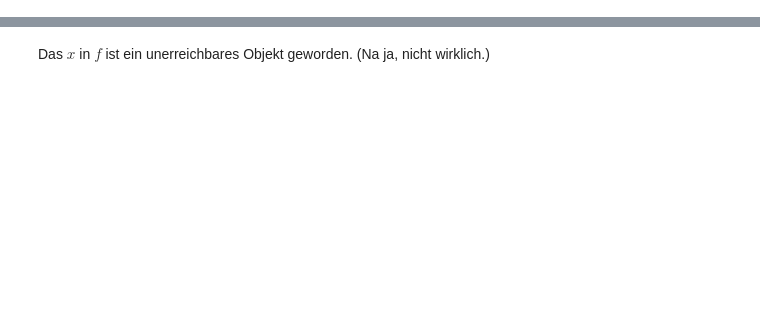
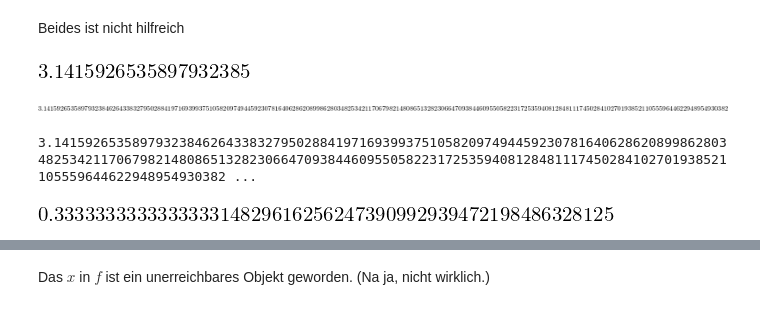
Before and after one commit to Ruediger-Braun/compana16, a Jupyter notebook: Lektion01.ipynb, the cells around one changed output, grey strips where cells are left out. Cells and saved outputs as stored; diff of their text form; code cells hidden in the pictures; blank space fills up the shorter version.

```diff
--- a/Lektion01.ipynb
+++ b/Lektion01.ipynb
@@ -42,0 +65,18 @@ a*b
+# %% [markdown]
+Beides ist nicht hilfreich
+# %%
+N(pi, 20)
+# %% [output]
+[figure, added]
+# %%
+N(pi, 200)
+# %% [output]
+[figure, added]
+# %%
+print(N(pi,200))
+# %% [output]
+3.141592653589793238462643383279502884197169399375105820974944592307816406286208998628034825342117067982148086513282306647093844609550582231725359408128481117450284102701938521105559644622948954930382 ...
+# %%
+N(1/3, 200)
+# %% [output]
+[figure, added]
```
Also changed, not shown: parts of 82 cells of this notebook.
